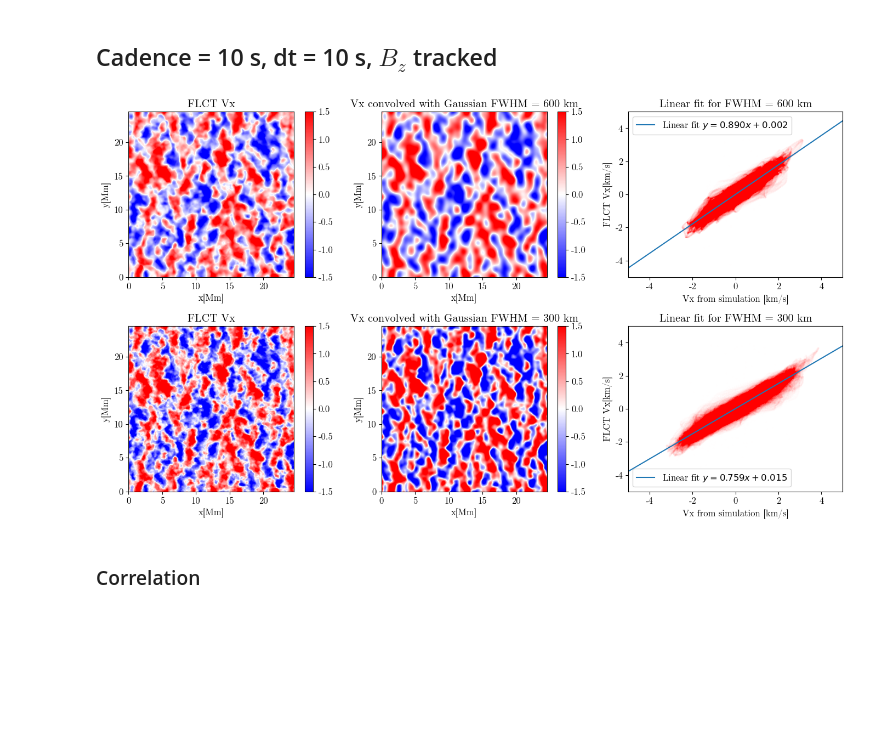
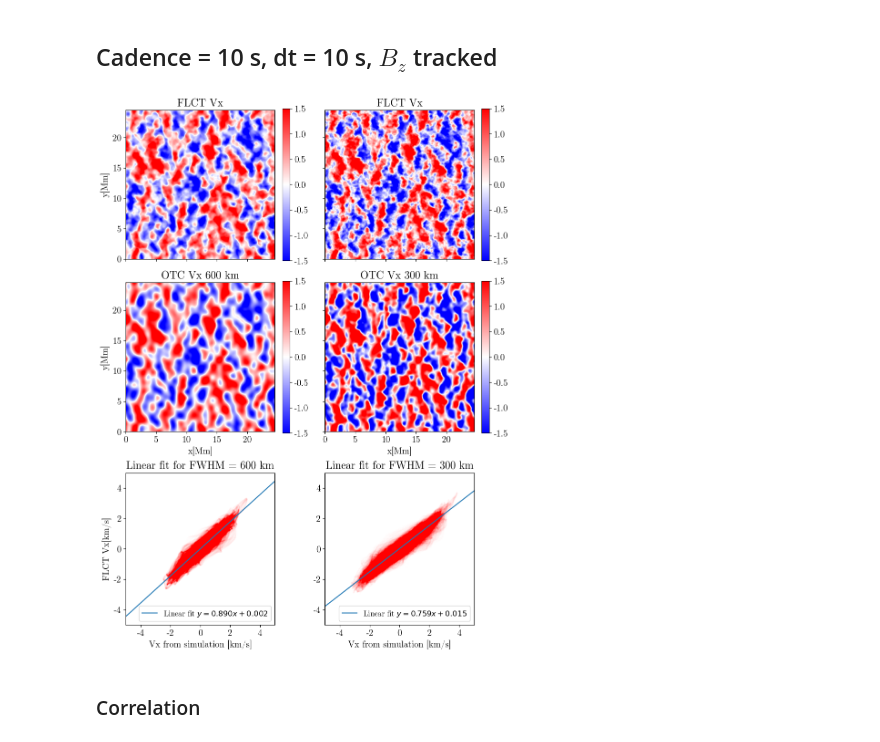
Before and after one commit to TheodoreKostic/Tracking_features, a Jupyter notebook: FirstPaper/TimeAvg.ipynb, the cells around one changed output. Drawn from its saved outputs; the diff is of its cells as text; code cells hidden in the pictures; blank space fills up the shorter version.

```diff
--- a/FirstPaper/TimeAvg.ipynb
+++ b/FirstPaper/TimeAvg.ipynb
@@ -11,7 +11,7 @@ font_path = '/home/mistflow/.fonts/cmunrm.ttf'  # Your font path goes here
 #font_path = '/usr/share/fonts/opentype/urw-base35/NimbusRoman-Italic.otf'
 font_manager.fontManager.addfont(font_path)
 prop = font_manager.FontProperties(fname=font_path)
-mpl.rcParams["font.size"] = 12
+mpl.rcParams["font.size"] = 14
 plt.rcParams['font.family'] = 'sans-serif'
 plt.rcParams['font.sans-serif'] = prop.get_name()
 plt.rc('axes', unicode_minus=False)
@@ -725,71 +725,86 @@ Vx_300B_cor = mean_v_from_file("pyFLCT_vx_vy_fwhm_300_dt_10_Bz_tracked.fits")
 Vy_300B_cor = mean_vy_from_file("pyFLCT_vx_vy_fwhm_300_dt_10_Bz_tracked.fits")
 # %%
 #fig, axes = plt.subplots(nrows=3, ncols=2, figsize=(14, 8))
-f = plt.figure(figsize = (14,8))
+f = plt.figure(constrained_layout=True, figsize = (9,12.2))
 #plt.suptitle("Linear fit of FLCT Vx and convolved Vx from simulation for FHWM = {1200, 600, 300, 100}km")
 # 4x3 plot, velicina A, velicina B, scatter A i B!!!
 #ax1 = plt.subplot2grid((4,3), (0,0))
-ax1 = f.add_subplot(231)
+ax1 = f.add_subplot(321)
 ax1.set_title("FLCT Vx")
-ax1.set_xlabel("x[Mm]")
+#ax1.set_xlabel("x[Mm]")
+ax1.set_xticklabels([])
 ax1.set_ylabel("y[Mm]")
 im1 = ax1.imshow(Vx_600B_cor[:, :], origin='lower', cmap = "bwr", extent = (0, 24.536, 0, 24.536), vmin = -1.5, vmax = 1.5)
 plt.colorbar(im1)
 
 #ax2 = plt.subplot2grid((4,3), (0,1))
-ax2 = f.add_subplot(232)
-ax2.set_title("Vx convolved with Gaussian FWHM = 600 km")
+ax2 = f.add_subplot(323)
+ax2.set_title("OTC Vx 600 km")
 ax2.set_xlabel("x[Mm]")
 ax2.set_ylabel("y[Mm]")
+#ax2.set_xticklabels([])
+#ax2.set_yticklabels([])
 im2 = ax2.imshow(Vx_filtered22[:, :], origin='lower', cmap = "bwr", extent = (0, 24.536, 0, 24.536), vmin = -1.5, vmax = 1.5)
 plt.colorbar(im2)
 
 #ax3 = plt.subplot2grid((4,3), (0,2))
-ax3 = f.add_subplot(233)
+ax3 = f.add_subplot(325)
 ax3.set_title("Linear fit for FWHM = 600 km")
 ax3.set_ylabel("FLCT Vx[km/s]")
 ax3.set_xlabel("Vx from simulation [km/s]")
 ax3.set_xlim([-5, 5])
 ax3.set_ylim([-5, 5])
 ax3.scatter(Vx_filtered22.flatten(), Vx_600B_cor.flatten(), s = 0.001, alpha = 0.05, color="red")
 m1B, b1B, *_ = linregress(Vx_filtered22.flatten(), Vx_600B_cor.flatten())
 ax3.axline(xy1=(0, b1B), slope=m1B, label=f'Linear fit $y = {m1B:.3f}x {b1B:+.3f}$')
-plt.legend()
+plt.legend(fontsize = 12, loc = "lower right")
 
 #ax4 = plt.subplot2grid((4,3), (1,0))
-ax4 = f.add_subplot(234)
+ax4 = f.add_subplot(322)
 ax4.set_title("FLCT Vx")
-ax4.set_xlabel("x[Mm]")
-ax4.set_ylabel("y[Mm]")
+#ax4.set_xlabel("x[Mm]")
+#ax4.set_ylabel("y[Mm]")
+ax4.set_xticklabels([])
+ax4.set_yticklabels([])
 im4 = ax4.imshow(Vx_300B_cor[:, :], origin='lower', cmap = "bwr", extent = (0, 24.536, 0, 24.536), vmin = -1.5, vmax = 1.5)
 plt.colorbar(im4)
 
 #ax5 = plt.subplot2grid((4,3), (1,1))
-ax5 = f.add_subplot(235)
-ax5.set_title("Vx convolved with Gaussian FWHM = 300 km")
+ax5 = f.add_subplot(324)
+ax5.set_title("OTC Vx 300 km")
 ax5.set_xlabel("x[Mm]")
-ax5.set_ylabel("y[Mm]")
+#ax5.set_ylabel("y[Mm]")
+ax5.set_yticklabels([])
 im5 = ax5.imshow(Vx_filtered11[:, :], origin='lower', cmap = "bwr", extent = (0, 24.536, 0, 24.536), vmin = -1.5, vmax = 1.5)
 plt.colorbar(im5)
 
 #ax6 = plt.subplot2grid((4,3), (1,2))
-ax6 = f.add_subplot(236)
+ax6 = f.add_subplot(326)
 ax6.set_title("Linear fit for FWHM = 300 km")
-ax6.set_ylabel("FLCT Vx[km/s]")
+#ax6.set_ylabel("FLCT Vx[km/s]")
 ax6.set_xlabel("Vx from simulation [km/s]")
 ax6.set_xlim([-5, 5])
 ax6.set_ylim([-5, 5])
 ax6.scatter(Vx_filtered11.flatten(), Vx_300B_cor.flatten(), s = 0.001, alpha = 0.05, color="red")
 m2B, b2B, *_ = linregress(Vx_filtered11.flatten(), Vx_300B_cor.flatten())
 ax6.axline(xy1=(0, b2B), slope=m2B, label=f'Linear fit $y = {m2B:.3f}x {b2B:+.3f}$')
-plt.legend()
+plt.legend(fontsize = 12, loc = "lower right")
+'''
+axins = inset_axes(ax4,
+                    width="5%",
+                    height="200%",
+                    loc='center right',
+                    borderpad=-5
+                   )
 
-
-
-plt.tight_layout()
+#cbar_ax = f.add_axes([0.975, 0.15, 0.02, 0.7])
+cbar = f.colorbar(im1, cax = axins, location = "top")
+cbar.set_label('$V_x$ [km/s]')
+'''
+#plt.tight_layout()
 plt.savefig("300_600Bz_comp.png", dpi = 100, bbox_inches = 'tight')
 # %% [output]
-[figure, old version]
+[figure, new version]
 # %% [markdown]
 <h3>Correlation</h3>
 # %% [markdown]
```
Also changed, not shown: parts of 49 cells of this notebook.
